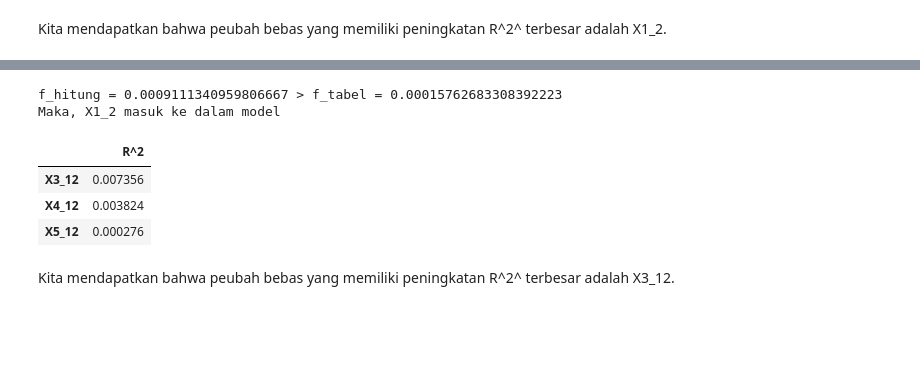
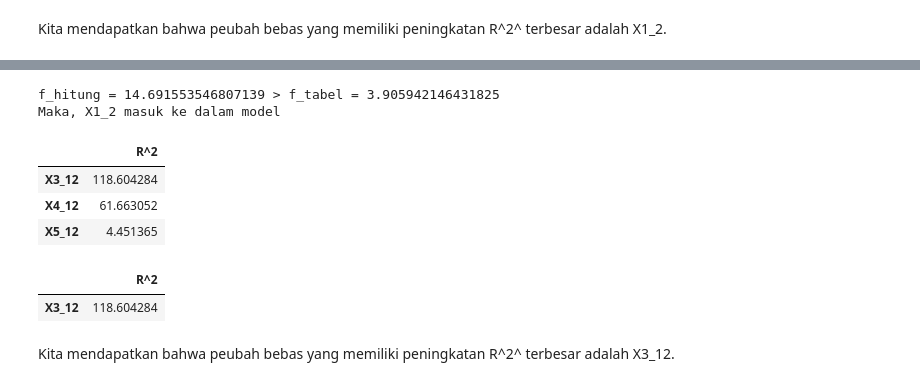
Before and after one commit to mzkki25/stepwise-linear-regression-without-libraries, a Jupyter notebook: regresi_linear.ipynb, the cells around one changed output, grey strips where cells are left out. Saved outputs shown, nothing was run; the diff lists cells and outputs as text; code cells hidden in the pictures; blank space fills up the shorter version.

```diff
--- a/regresi_linear.ipynb
+++ b/regresi_linear.ipynb
@@ -58,8 +56,3 @@ df
 | 147 | 611700000000 | 86890000000 | 98100000000 | 1.9 | 25.3 | 5.1 |
 | 148 | 11750000000000 | 795000000000 | 1476000000000 | 4.4 | 15.7 | 5.5 |
 149 rows × 6 columns
-# %%
-# MinMax Scaller dengan rentang 0-100
-scaler = MinMaxScaler(feature_range=(0, 100))
-df[['Y', 'X1', 'X2', 'X3', 'X4', 'X5']] = scaler.fit_transform(df[['Y', 'X1', 'X2', 'X3', 'X4', 'X5']])
-df
@@ -79,0 +59,9 @@ df
+# %%
+# MinMax Scaller dengan rentang 0-100
+def scaler(x):
+    return (x - x.min()) / (x.max() - x.min()) * 100
+
+for column in df.columns:
+    df[column] = scaler(df[column])
+
+df
@@ -284,17 +286,12 @@ for var in ['X1', 'X2', 'X3', 'X4', 'X5']:
     b = np.linalg.inv(X.T.dot(X)).dot(X.T).dot(Y)
     g = X.T.dot(Y)
 
-    JKT = 0
-    for i in range(len(Y)):
-        JKT += Y[i]**2
-    JKT = JKT - (np.sum(Y)**2) / len(Y)
-
     JKR = 0
     for i in range(len(b)):
         JKR += b[i] * g[i]
     JKR = JKR - (np.sum(Y)**2) / len(Y)
 
-    R2_1.append(JKR / JKT)
+    R2_1.append(JKR)
 
 # Konversikan ke dataframe
 df_R2 = pd.DataFrame(R2_1, index=['X1', 'X2', 'X3', 'X4', 'X5'], columns=['R^2'])
@@ -317,17 +320,12 @@ for var in ['X1', 'X3', 'X4', 'X5']:
     b = np.linalg.inv(X.T.dot(X)).dot(X.T).dot(Y)
     g = X.T.dot(Y)
 
-    JKT = 0
-    for i in range(len(Y)):
-        JKT += Y[i]**2
-    JKT = JKT - (np.sum(Y)**2) / len(Y)
-
     JKR = 0
     for i in range(len(b)):
         JKR += b[i] * g[i]
     JKR = JKR - (np.sum(Y)**2) / len(Y)
 
-    R2_2.append((JKR / JKT) - R2_1[1])
+    R2_2.append((JKR) - R2_1[1])
 
 # Konversikan ke dataframe
 df_R2 = pd.DataFrame(R2_2, index=['X1_2', 'X3_2', 'X4_2', 'X5_2'], columns=['R^2'])
@@ -364,7 +368,7 @@ s2
 # %%
 # Membandingan dengan nilai f tabel
 f_hitung = R2_2[0] / s2
-f_tabel = stats.f.ppf(0.01, 1, len(Y) - 3)
+f_tabel = stats.f.isf(0.05, 1, len(Y) - 3)
 
 if f_hitung > f_tabel:
     print('f_hitung =', f_hitung, '>', 'f_tabel =', f_tabel)
@@ -373,37 +377,38 @@ else:
     print('f_hitung =', f_hitung, '<', 'f_tabel =', f_tabel)
     print('Maka, X1_2 tidak masuk ke dalam model')
 # %% [output]
-f_hitung = 0.0009111340959806667 > f_tabel = 0.00015762683308392223
+f_hitung = 14.691553546807139 > f_tabel = 3.905942146431825
 Maka, X1_2 masuk ke dalam model
 # %%
 # Langkah 3: Pilih peubah yang memberikan peningkatan R^2^ terbesar bersama dengan peubah yang telah dipilih sebelumnya
 
 R2_3 = []
 for var in ['X3', 'X4', 'X5']:
     X = np.array([[1, df['X2'][i], df['X1'][i], df[var][i]] for i in range(len(df))])
     b = np.linalg.inv(X.T.dot(X)).dot(X.T).dot(Y)
     g = X.T.dot(Y)
 
-    JKT = 0
-    for i in range(len(Y)):
-        JKT += Y[i]**2
-    JKT = JKT - (np.sum(Y)**2) / len(Y)
-
     JKR = 0
     for i in range(len(b)):
         JKR += b[i] * g[i]
     JKR = JKR - (np.sum(Y)**2) / len(Y)
 
-    R2_3.append((JKR / JKT) - (R2_1[1] + R2_2[0]))
+    R2_3.append((JKR) - (R2_1[1] + R2_2[0]))
 
 # Konversikan ke dataframe
 df_R2 = pd.DataFrame(R2_3, index=['X3_12', 'X4_12', 'X5_12'], columns=['R^2'])
 df_R2
 # %% [output]
 |  | R^2 |
-| X3_12 | 0.007356 |
-| X4_12 | 0.003824 |
-| X5_12 | 0.000276 |
+| X3_12 | 118.604284 |
+| X4_12 | 61.663052 |
+| X5_12 | 4.451365 |
+# %%
+# Mengambil nilai R^2^ terbesar
+df_R2[df_R2['R^2'] == df_R2['R^2'].max()]
+# %% [output]
+|  | R^2 |
+| X3_12 | 118.604284 |
 # %% [markdown]
 Kita mendapatkan bahwa peubah bebas yang memiliki peningkatan R^2^ terbesar adalah X3_12.
 # %%
```
Also changed, not shown: parts of 28 cells of this notebook.
